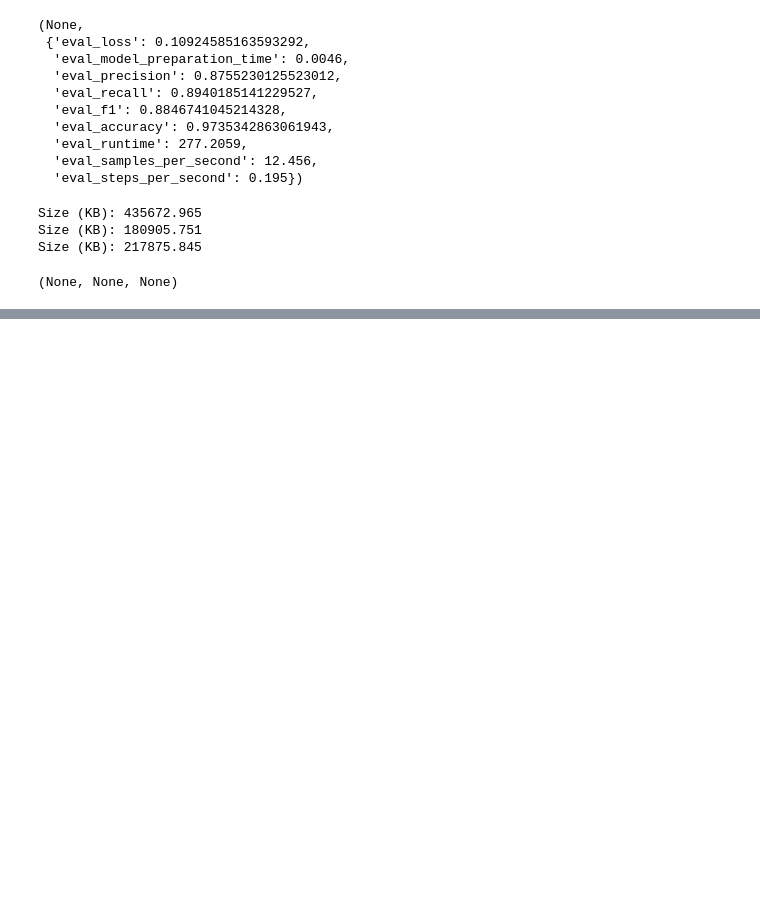
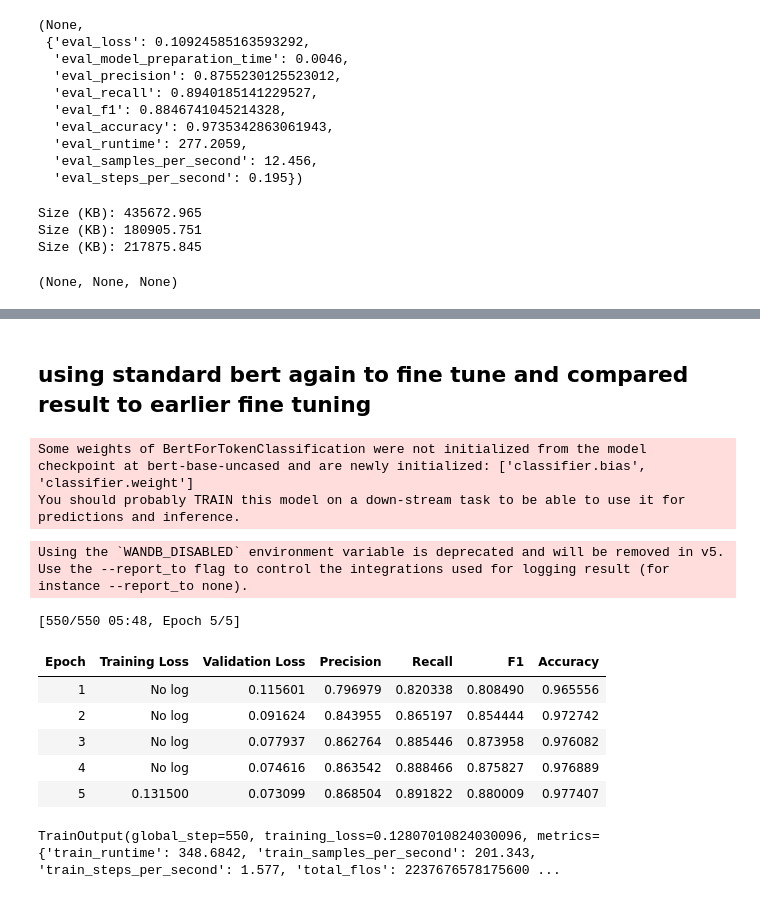
Before and after one commit to skshmjn/Bert, a Jupyter notebook: bert-ner.ipynb, the cells around one changed output, grey strips where cells are left out. Saved outputs shown, nothing was run; the diff lists cells and outputs as text; code cells hidden in the pictures; blank space fills up the shorter version.

Commit message:
Kaggle Notebook | Bert-NER | Version 10 Lora implementation.

```diff
--- a/bert-ner.ipynb
+++ b/bert-ner.ipynb
@@ -372,0 +371,51 @@ Size (KB): 217875.845
+# %% [markdown]
+## using standard bert again to fine tune and compared result to earlier fine tuning
+# %%
+from peft import LoraConfig, TaskType
+from peft import get_peft_model
+
+lora_config = LoraConfig(
+    task_type=TaskType.SEQ_CLS, r=1, lora_alpha=1, lora_dropout=0.1
+)
+# %%
+# tokenizer = BertTokenizerFast.from_pretrained("bert-base-cased")
+model = AutoModelForTokenClassification.from_pretrained(
+    'bert-base-uncased', num_labels = 9
+)
+# %% [output]
+Some weights of BertForTokenClassification were not initialized from the model checkpoint at bert-base-uncased and are newly initialized: ['classifier.bias', 'classifier.weight']
+You should probably TRAIN this model on a down-stream task to be able to use it for predictions and inference.
+# %%
+model = get_peft_model(model, lora_config)
+# %%
+args = TrainingArguments(
+"lora-ner",
+evaluation_strategy = "epoch",
+learning_rate=1e-3,
+per_device_train_batch_size=64,
+per_device_eval_batch_size=64,
+num_train_epochs=5,
+weight_decay=0.01
+)
+trainer = Trainer(
+    model,
+    args,
+   train_dataset=tokenized_datasets["train"],
+   eval_dataset=tokenized_datasets["validation"],
+   data_collator=data_collator,
+   tokenizer=tokenizer,
+   compute_metrics=compute_metrics
+)
+# %% [output]
+Using the `WANDB_DISABLED` environment variable is deprecated and will be removed in v5. Use the --report_to flag to control the integrations used for logging result (for instance --report_to none).
+# %%
+trainer.train()
+# %% [output]
+[550/550 05:48, Epoch 5/5]
+| Epoch | Training Loss | Validation Loss | Precision | Recall | F1 | Accuracy |
+| 1 | No log | 0.115601 | 0.796979 | 0.820338 | 0.808490 | 0.965556 |
+| 2 | No log | 0.091624 | 0.843955 | 0.865197 | 0.854444 | 0.972742 |
+| 3 | No log | 0.077937 | 0.862764 | 0.885446 | 0.873958 | 0.976082 |
+| 4 | No log | 0.074616 | 0.863542 | 0.888466 | 0.875827 | 0.976889 |
+| 5 | 0.131500 | 0.073099 | 0.868504 | 0.891822 | 0.880009 | 0.977407 |
+TrainOutput(global_step=550, training_loss=0.12807010824030096, metrics={'train_runtime': 348.6842, 'train_samples_per_second': 201.343, 'train_steps_per_second': 1.577, 'total_flos': 2237676578175600 ...
```
Also changed, not shown: parts of 23 cells of this notebook.
